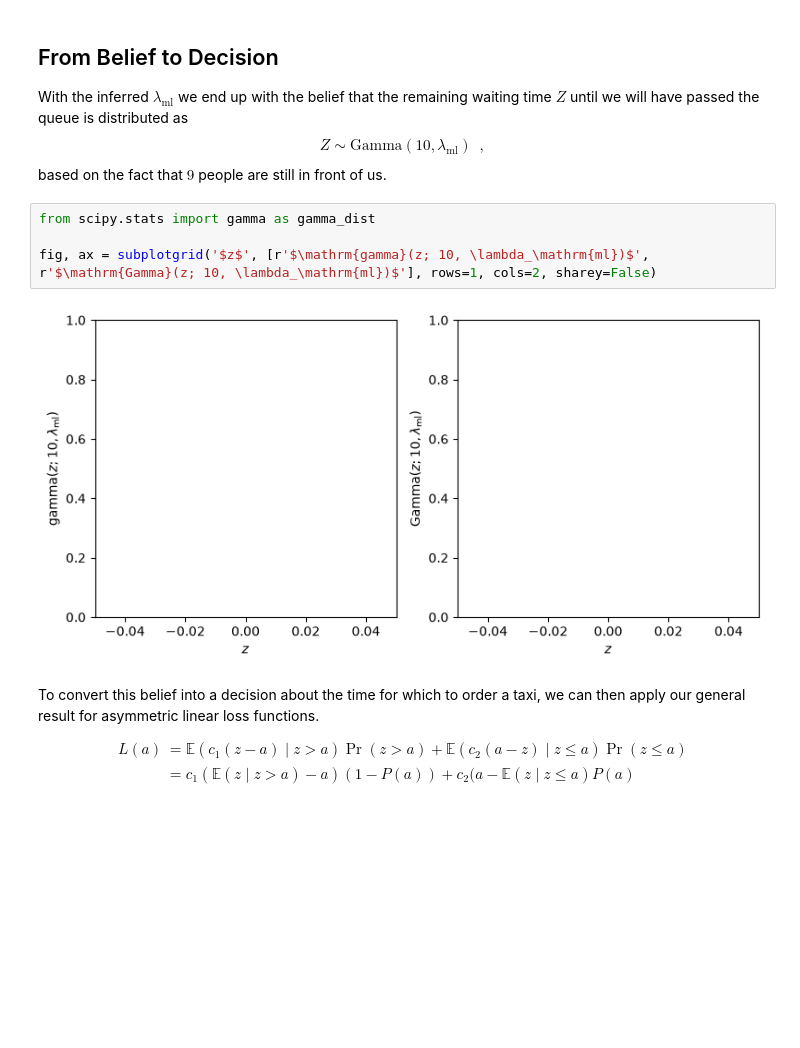
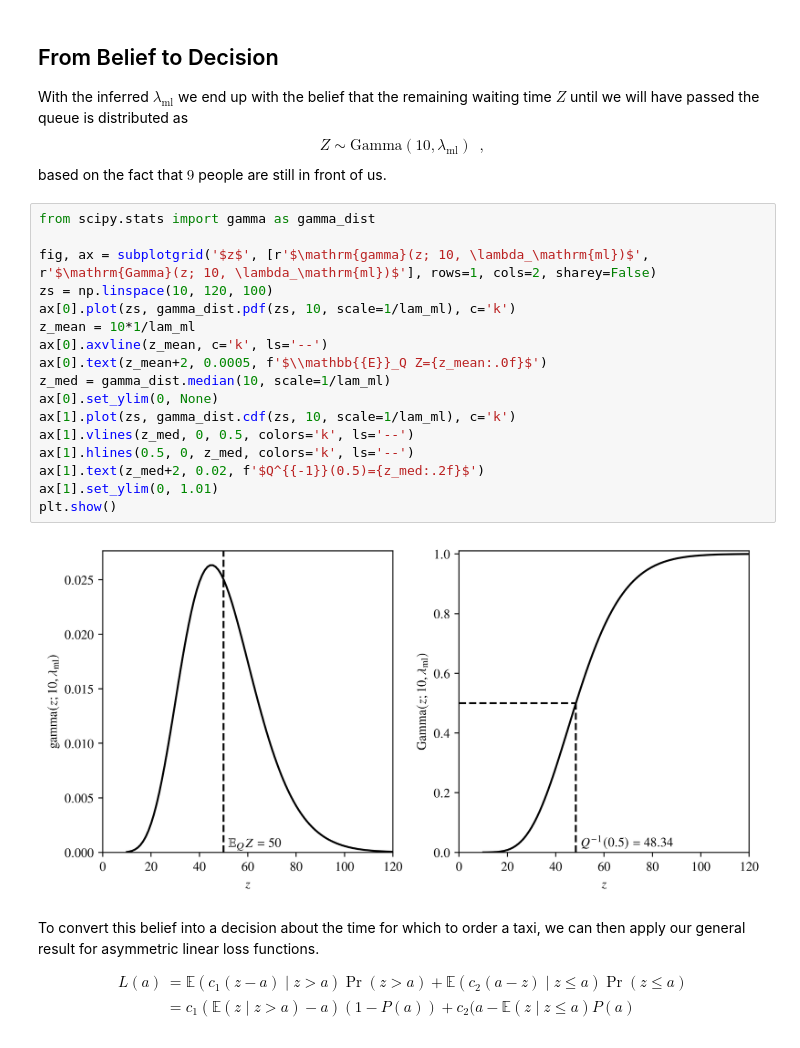
Before and after one commit to marioboley/Uni-Haifa-214.4312-Code, a Jupyter notebook: 2.1_models.ipynb, the cells around one changed output. Cells and saved outputs as stored; diff of their text form; blank space fills up the shorter version.

```diff
--- a/2.1_models.ipynb
+++ b/2.1_models.ipynb
@@ -181,9 +183,22 @@ based on the fact that $9$ people are still in front of us.
 # %%
 from scipy.stats import gamma as gamma_dist
 
 fig, ax = subplotgrid('$z$', [r'$\mathrm{gamma}(z; 10, \lambda_\mathrm{ml})$', r'$\mathrm{Gamma}(z; 10, \lambda_\mathrm{ml})$'], rows=1, cols=2, sharey=False)
+zs = np.linspace(10, 120, 100)
+ax[0].plot(zs, gamma_dist.pdf(zs, 10, scale=1/lam_ml), c='k')
+z_mean = 10*1/lam_ml
+ax[0].axvline(z_mean, c='k', ls='--')
+ax[0].text(z_mean+2, 0.0005, f'$\\mathbb{{E}}_Q Z={z_mean:.0f}$')
+z_med = gamma_dist.median(10, scale=1/lam_ml)
+ax[0].set_ylim(0, None)
+ax[1].plot(zs, gamma_dist.cdf(zs, 10, scale=1/lam_ml), c='k')
+ax[1].vlines(z_med, 0, 0.5, colors='k', ls='--')
+ax[1].hlines(0.5, 0, z_med, colors='k', ls='--')
+ax[1].text(z_med+2, 0.02, f'$Q^{{-1}}(0.5)={z_med:.2f}$')
+ax[1].set_ylim(0, 1.01)
+plt.show()
 # %% [output]
-[figure, old version]
+[figure, new version]
 # %% [markdown]
 To convert this belief into a decision about the time for which to order a taxi, we can then apply our general result for asymmetric linear loss functions.
 
```
Also changed, not shown: parts of 4 cells of this notebook, 1 other file.
